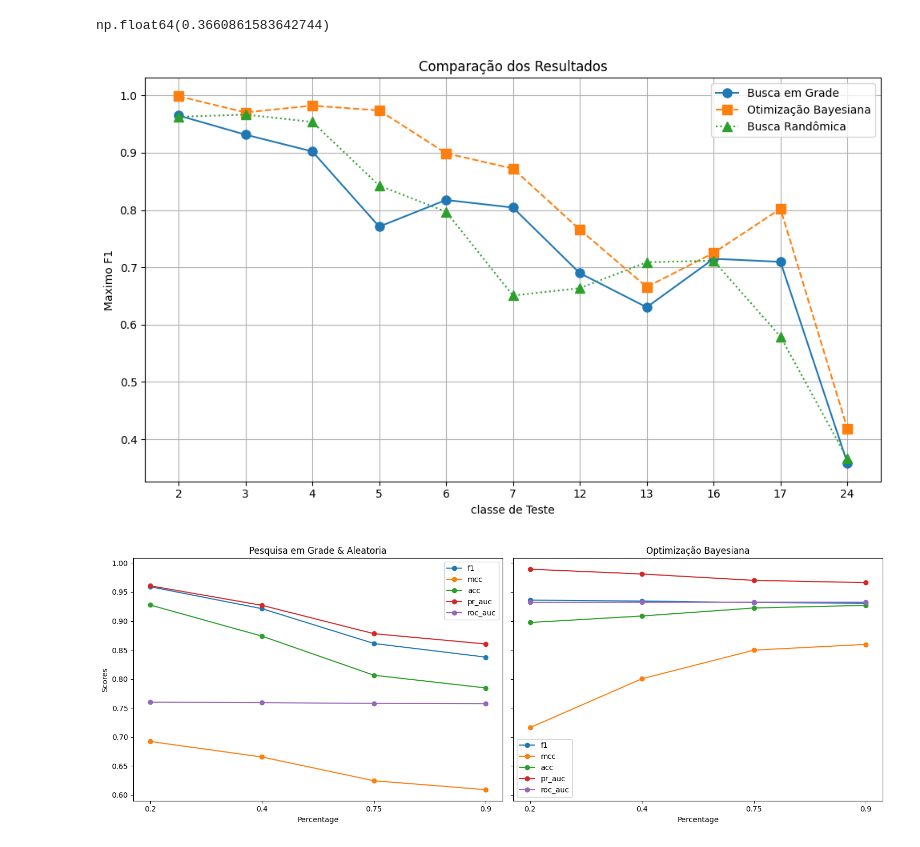
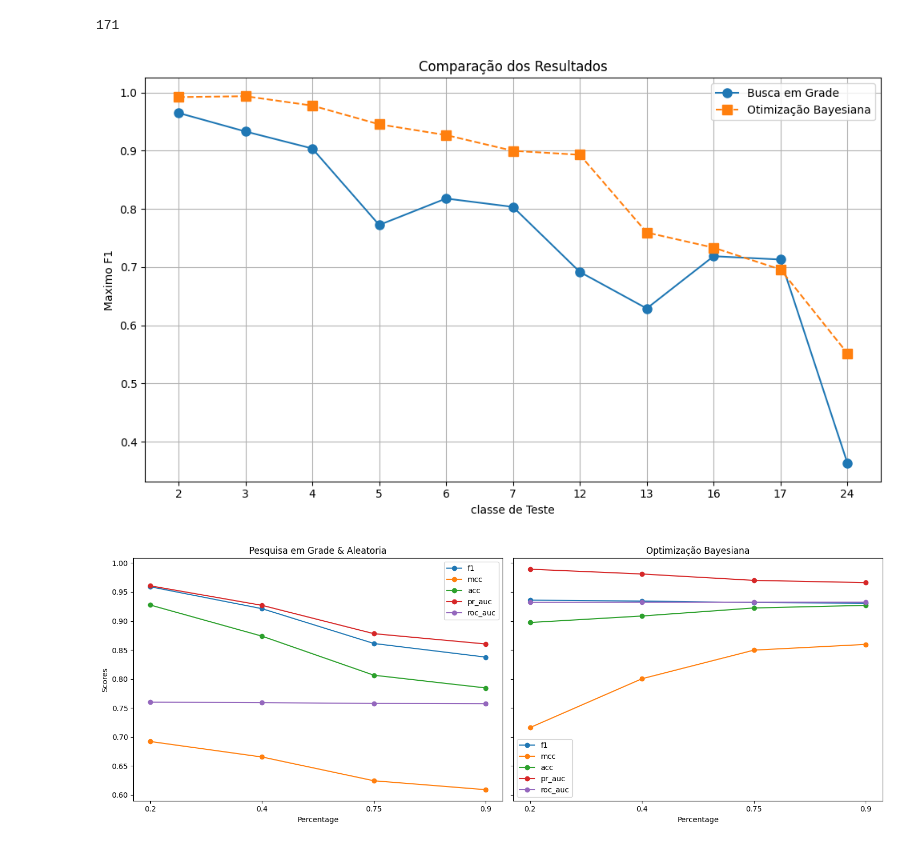
Before and after one commit to Vitor-labs/TCC-1, a Jupyter notebook: notebooks/3.1-Visualization.ipynb, the cells around one changed output. Drawn from its saved outputs; the diff is of its cells as text; code cells hidden in the pictures.

```diff
--- a/notebooks/3.1-Visualization.ipynb
+++ b/notebooks/3.1-Visualization.ipynb
@@ -8,5 +8,15 @@ from pandas import DataFrame, json_normalize, read_csv
 def read_log_file(filepath) -> DataFrame:
     with open(filepath, "r") as f:
         lines = f.readlines()
-    return json_normalize([json.loads(line) for line in lines])
+
+    if filepath == "../reports/logs_bayesian.log":
+        return json_normalize([json.loads(line) for line in lines])
+
+    return json_normalize(
+        [json.loads(line.split("[INFO]")[1].strip()) for line in lines]
+    )
+
+
+test = read_csv("../data/PAMAP2/y_train_data.csv")
+x_label = [f"{num[0]}" for num in test.value_counts().index.sort_values().to_list()][1:]
 # %%
@@ -36,43 +46,43 @@ results_rand = [
-# %%
-results_rand[10]
-# %% [output]
-np.float64(0.3660861583642744)
+# %%
+len(rand_avgs)
+# %% [output]
+171
 # %%
 plt.figure(figsize=(10, 6))
 plt.plot(
     x_label,
-    results_grid,
+    results["results_grid"],
     marker="o",
     linestyle="-",
     markersize=8,
     label="Busca em Grade",
 )
 plt.plot(
     x_label,
-    results_bayesian,
+    results["results_bayesian"],
     marker="s",
     linestyle="--",
     markersize=8,
     label="Otimização Bayesiana",
 )
-plt.plot(
-    x_label,
-    results_rand,
-    marker="^",
-    linestyle=":",
-    markersize=8,
-    label="Busca Randômica",
-)
+# plt.plot(
+#     x_label,
+#     results["results_rand"],
+#     marker="^",
+#     linestyle=":",
+#     markersize=8,
+#     label="Busca Randômica",
+# )
 
 plt.xlabel("classe de Teste")
 plt.ylabel("Maximo F1")
 plt.title("Comparação dos Resultados")
 plt.grid(True)
 plt.legend()
 plt.tight_layout()
 plt.show()
 # %% [output]
-[figure, old version]
+[figure, new version]
 # %%
 data = {
     "Pesquisa em Grade & Aleatoria": {
```
Also changed, not shown: parts of 1 cell of this notebook, 6 other files.
